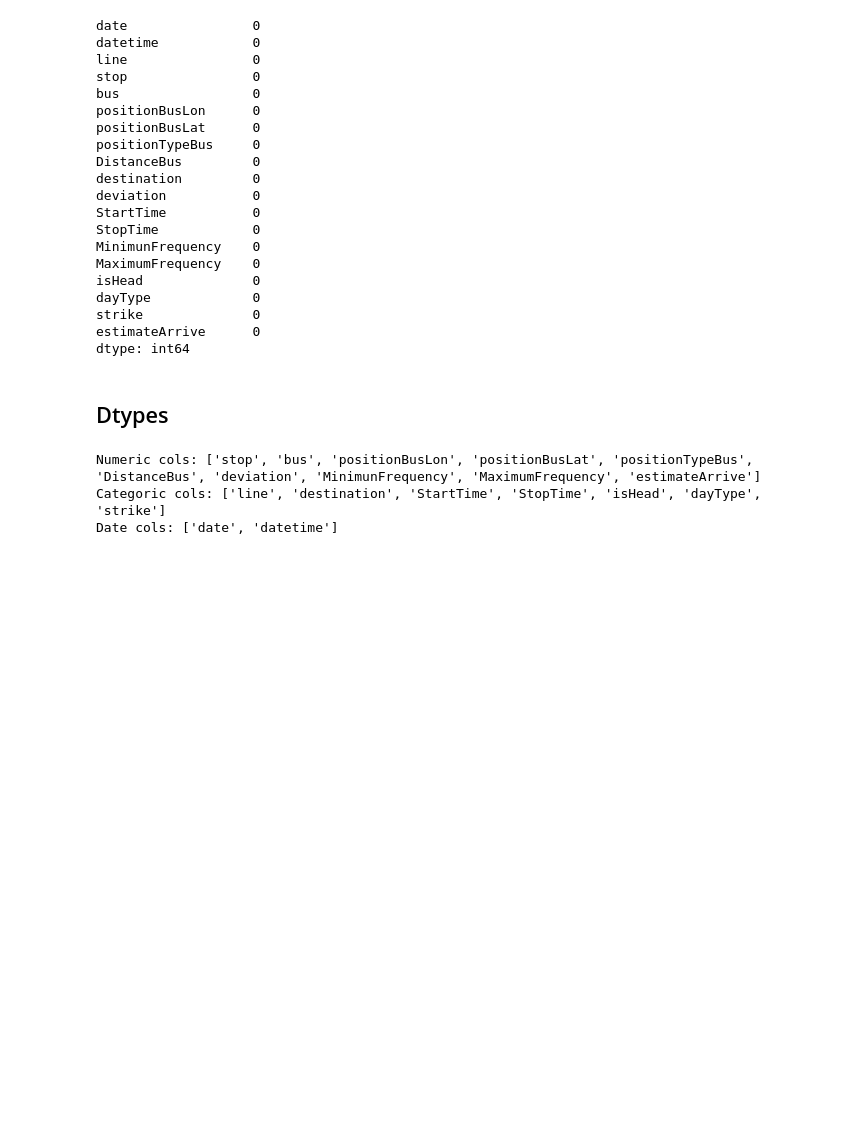
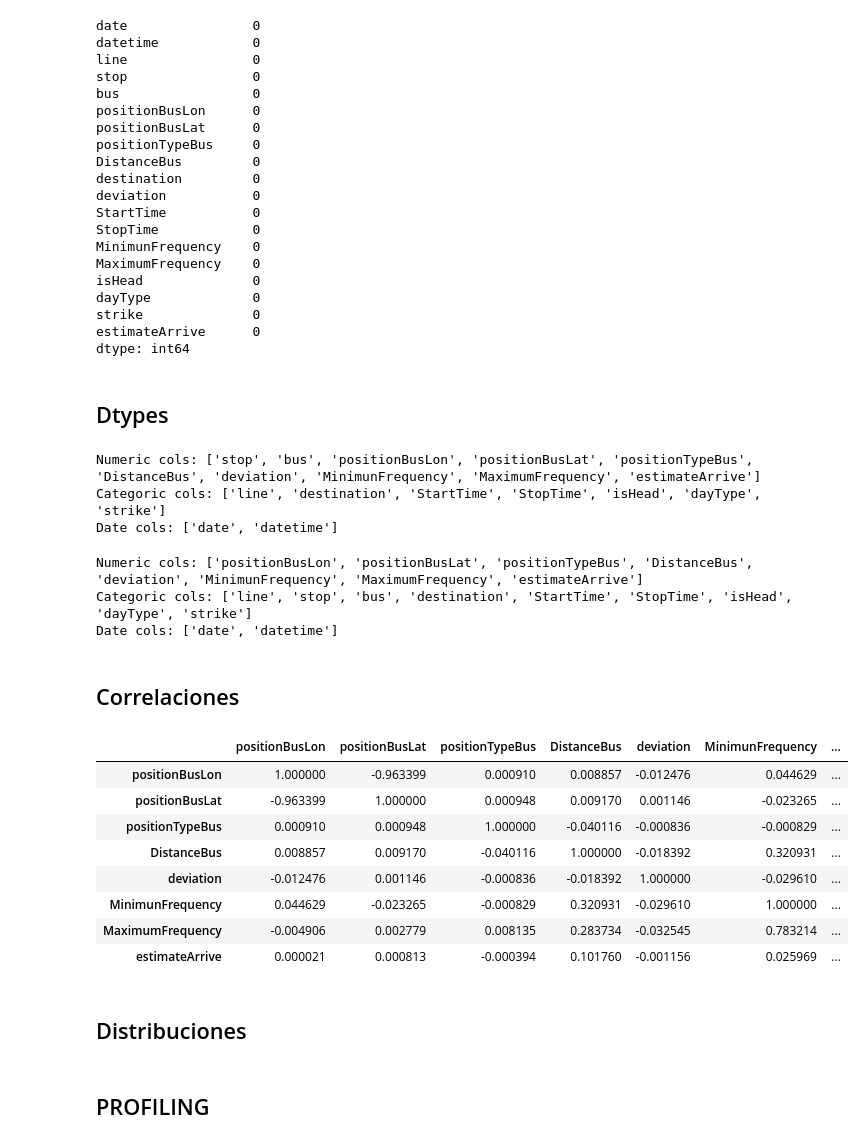
Before and after one commit to oeg-upm/inesdata-mov-data-generation, a Jupyter notebook: notebooks/emt_qa.ipynb, the cells around one changed output. Saved outputs shown, nothing was run; the diff lists cells and outputs as text; code cells hidden in the pictures; blank space fills up the shorter version.

Commit message:
Add profiling, correlations study and other analysis

```diff
--- a/notebooks/emt_qa.ipynb
+++ b/notebooks/emt_qa.ipynb
@@ -173,3 +194,37 @@ print(f"Date cols: {date_cols}")
 Numeric cols: ['stop', 'bus', 'positionBusLon', 'positionBusLat', 'positionTypeBus', 'DistanceBus', 'deviation', 'MinimunFrequency', 'MaximumFrequency', 'estimateArrive']
 Categoric cols: ['line', 'destination', 'StartTime', 'StopTime', 'isHead', 'dayType', 'strike']
 Date cols: ['date', 'datetime']
+# %%
+# Convert line, stop and bus to categoric
+df['stop'] = df['stop'].astype('category')
+df['line'] = df['line'].astype('category')
+df['bus'] = df['bus'].astype('category')
+# %%
+# Update dytpes cols
+num_cols = list(df.select_dtypes(include=np.number).columns)
+cat_cols = list(df.select_dtypes(include=['object', bool, 'category']).columns)
+date_cols = list(df.select_dtypes(exclude=[np.number, 'object', bool, 'category']).columns)
+
+print(f"Numeric cols: {num_cols}")
+print(f"Categoric cols: {cat_cols}")
+print(f"Date cols: {date_cols}")
+# %% [output]
+Numeric cols: ['positionBusLon', 'positionBusLat', 'positionTypeBus', 'DistanceBus', 'deviation', 'MinimunFrequency', 'MaximumFrequency', 'estimateArrive']
+Categoric cols: ['line', 'stop', 'bus', 'destination', 'StartTime', 'StopTime', 'isHead', 'dayType', 'strike']
+Date cols: ['date', 'datetime']
+# %% [markdown]
+## Correlaciones
+# %%
+df[num_cols].corr().style.background_gradient()
+# %% [output]
+|  | positionBusLon | positionBusLat | positionTypeBus | DistanceBus | deviation | MinimunFrequency | ... |
+| positionBusLon | 1.000000 | -0.963399 | 0.000910 | 0.008857 | -0.012476 | 0.044629 | ... |
+| positionBusLat | -0.963399 | 1.000000 | 0.000948 | 0.009170 | 0.001146 | -0.023265 | ... |
+| positionTypeBus | 0.000910 | 0.000948 | 1.000000 | -0.040116 | -0.000836 | -0.000829 | ... |
+| DistanceBus | 0.008857 | 0.009170 | -0.040116 | 1.000000 | -0.018392 | 0.320931 | ... |
+| deviation | -0.012476 | 0.001146 | -0.000836 | -0.018392 | 1.000000 | -0.029610 | ... |
+| MinimunFrequency | 0.044629 | -0.023265 | -0.000829 | 0.320931 | -0.029610 | 1.000000 | ... |
+| MaximumFrequency | -0.004906 | 0.002779 | 0.008135 | 0.283734 | -0.032545 | 0.783214 | ... |
+| estimateArrive | 0.000021 | 0.000813 | -0.000394 | 0.101760 | -0.001156 | 0.025969 | ... |
+# %% [markdown]
+## Distribuciones
@@ -175,0 +233,2 @@ Date cols: ['date', 'datetime']
+# %% [markdown]
+## PROFILING
```
Also changed, not shown: parts of 6 cells of this notebook, 2 other files.
